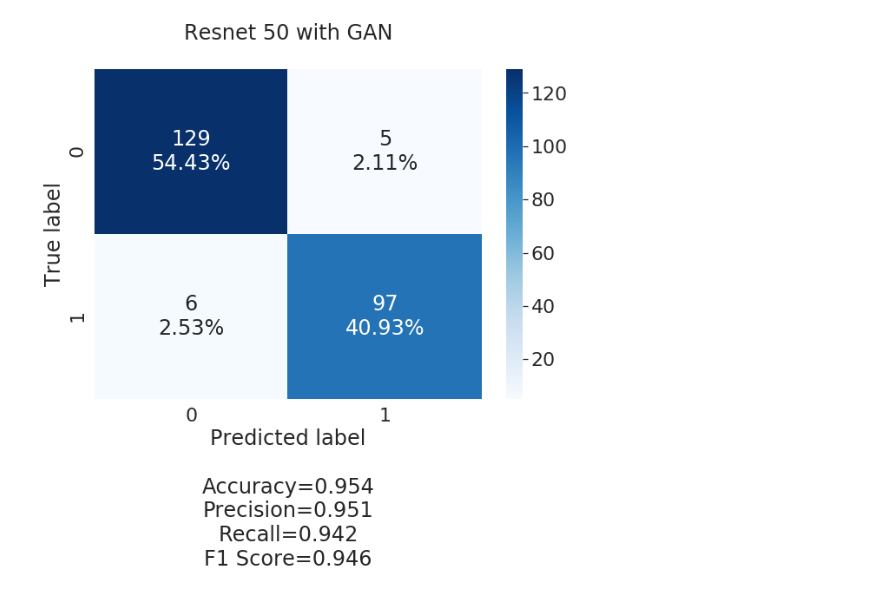
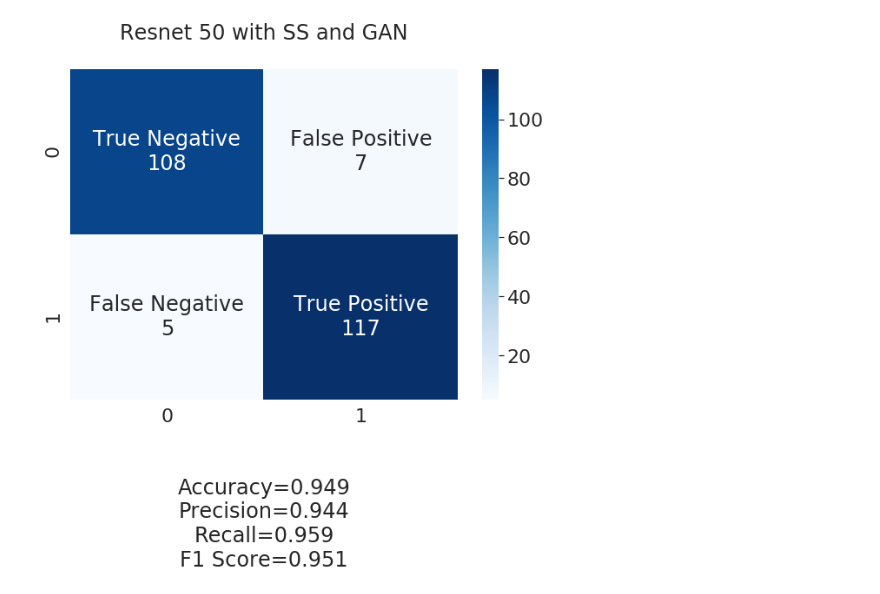
Before and after one commit to sunnywang319/alzheimersdeeplearning, a Jupyter notebook: CNN/GANResnet50SS.ipynb, the cells around one changed output. Saved outputs shown, nothing was run; the diff lists cells and outputs as text; code cells hidden in the pictures.

```diff
--- a/CNN/GANResnet50SS.ipynb
+++ b/CNN/GANResnet50SS.ipynb
@@ -40,13 +40,13 @@ dataset = torch.load('../datasets/SSdataset.pt')
 dataset = norm(dataset)
 
 
-extraAD1 = torch.load('../datasets/GAN/ADganSS1.pt')
-extraAD2 = torch.load('../datasets/GAN/ADganSS2.pt')
-extraAD3 = torch.load('../datasets/GAN/ADganSS3.pt')
+extraAD1 = torch.load('../datasets/GAN/ADgan1SS.pt')
+extraAD2 = torch.load('../datasets/GAN/ADgan2SS.pt')
+extraAD3 = torch.load('../datasets/GAN/ADgan3SS.pt')
 
-extraNC1 = torch.load('../datasets/GAN/NCganSS1.pt')
-extraNC2 = torch.load('../datasets/GAN/NCganSS2.pt')
-extraNC3 = torch.load('../datasets/GAN/NCganSS3.pt')
+extraNC1 = torch.load('../datasets/GAN/NCgan1SS.pt')
+extraNC2 = torch.load('../datasets/GAN/NCgan2SS.pt')
+extraNC3 = torch.load('../datasets/GAN/NCgan3SS.pt')
 
 extraAD = [([extraAD1[j][0], extraAD2[j][0], extraAD3[j][0]], extraAD1[j][1])
               for j in tqdm(range(len(extraAD1))) ]
@@ -153,37 +154,37 @@ from confusionmatrix import make_confusion_matrix
 sns.set(font_scale = 2)
 nb_classes = 2
 cf = torch.zeros(nb_classes, nb_classes)
 
 with torch.no_grad():
     for i, (inputs, classes) in enumerate(dataloaders['test']):
         classes = classes.to(device)
         inputs = [i.to(device, dtype=torch.float) for i in inputs]
         outputs = model(inputs)
         _, preds = torch.max(outputs, 1)
 
         for t, p in zip(classes.view(-1), preds.view(-1)):
             cf[t.long(), p.long()] += 1
 
 cf = np.array(cf)
 
-group_names = ['bruh','False Pos','False Neg','True Pos']
+group_names = ['True Negative','False Positive','False Negative','True Positive']
 group_counts = ['{0:0.0f}'.format(value) for value in
                 cf.flatten()]
 group_percentages = ['{0:.2%}'.format(value) for value in
                      cf.reshape(-1)/cf.sum()]
 
-labels = [f'{v1}\n{v2}\n{v3}' for v1, v2, v3 in zip(group_names,group_counts,group_percentages)]
+# labels = [f'{v1}\n{v2}\n{v3}' for v1, v2, v3 in zip(group_names,group_counts,group_percentages)]
 
-make_confusion_matrix(cf, group_names=None,
+make_confusion_matrix(cf, group_names=group_names,
                           categories='auto',
                           count=True,
-                          percent=True,
+                          percent=False,
                           cbar=True,
                           xyticks=True,
-                          xyplotlabels=True,
+                          xyplotlabels=False,
                           sum_stats=True,
                           figsize= (10,7),
                           cmap='Blues',
-                          title='Resnet 50 with GAN\n')
+                          title='Resnet 50 with SS and GAN\n')
 # %% [output]
-[figure, old version]
+[figure, new version]
```
Also changed, not shown: parts of 2 cells of this notebook, 29 other files.
